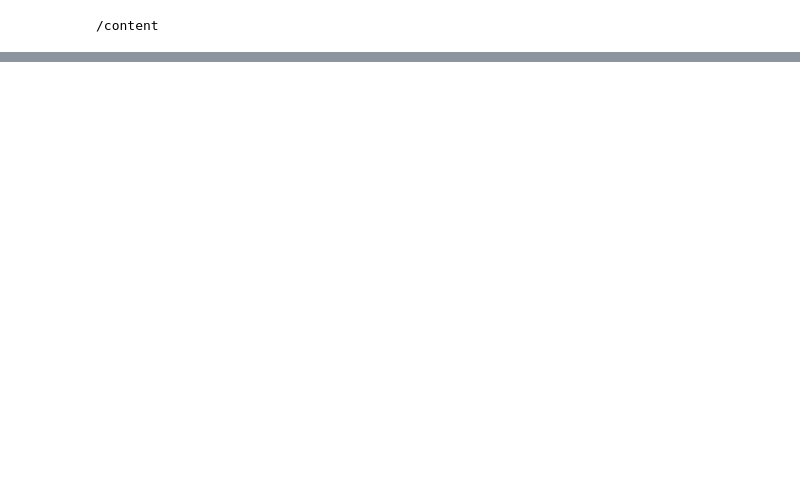
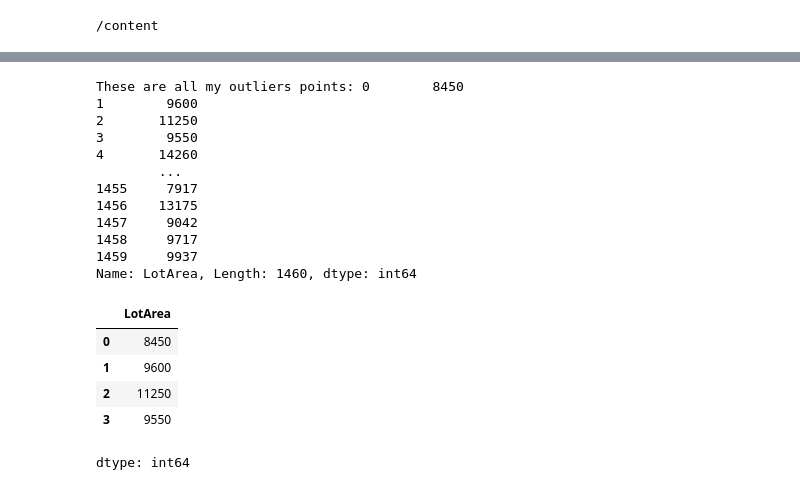
Before and after one commit to frankfurtmacmoses/Clean_for_Outliers, a Jupyter notebook: Assignment_1.ipynb, the cells around one changed output, grey strips where cells are left out. Saved outputs shown, nothing was run; the diff lists cells and outputs as text; code cells hidden in the pictures; blank space fills up the shorter version.

```diff
--- a/Assignment_1.ipynb
+++ b/Assignment_1.ipynb
@@ -73,0 +84,21 @@ Number of rows in this dataset is: <bound method DataFrame.info of         Id  M
+# %%
+from numpy import percentile
+
+data_min,data_mean, data_median, data_max = col_lotarea.min(),col_lotarea.mean,col_lotarea.median,col_lotarea.max()
+
+my_quartiles = percentile(col_lotarea,[25,50,75])
+
+print(f'min: {data_min}')
+print(f'Q1: {my_quartiles[0]}')
+print(f'median: {my_quartiles[1]}')
+print(f'Q3: {my_quartiles[2]}')
+print(f'max: {data_max}')
+
+IQR  = my_quartiles[2] - my_quartiles[0]
+
+lower_range = my_quartiles[0] - (1.5 * IQR)
+upper_range = my_quartiles[2] + (1.5 * IQR)
+
+print(f'IQR: {IQR}')
+print(f'lower_range: {lower_range}')
+print(f'upper_range: {upper_range}')
@@ -73,0 +114,27 @@ Number of rows in this dataset is: <bound method DataFrame.info of         Id  M
+# %%
+## filtering out outliers from the "LotArea" column of the dataset:
+
+outliers = train_sorted[(train_sorted["LotArea"] < IQR) | (train_sorted["LotArea"] > IQR)]
+
+print(f'These are all my outliers points: {outliers["LotArea"]}')
+lot_area_series = outliers['LotArea']
+lot_area_series.head(4)
+# %% [output]
+These are all my outliers points: 0        8450
+1        9600
+2       11250
+3        9550
+4       14260
+        ...
+1455     7917
+1456    13175
+1457     9042
+1458     9717
+1459     9937
+Name: LotArea, Length: 1460, dtype: int64
+|  | LotArea |
+| 0 | 8450 |
+| 1 | 9600 |
+| 2 | 11250 |
+| 3 | 9550 |
+dtype: int64
```
Also changed, not shown: parts of 13 cells of this notebook.
